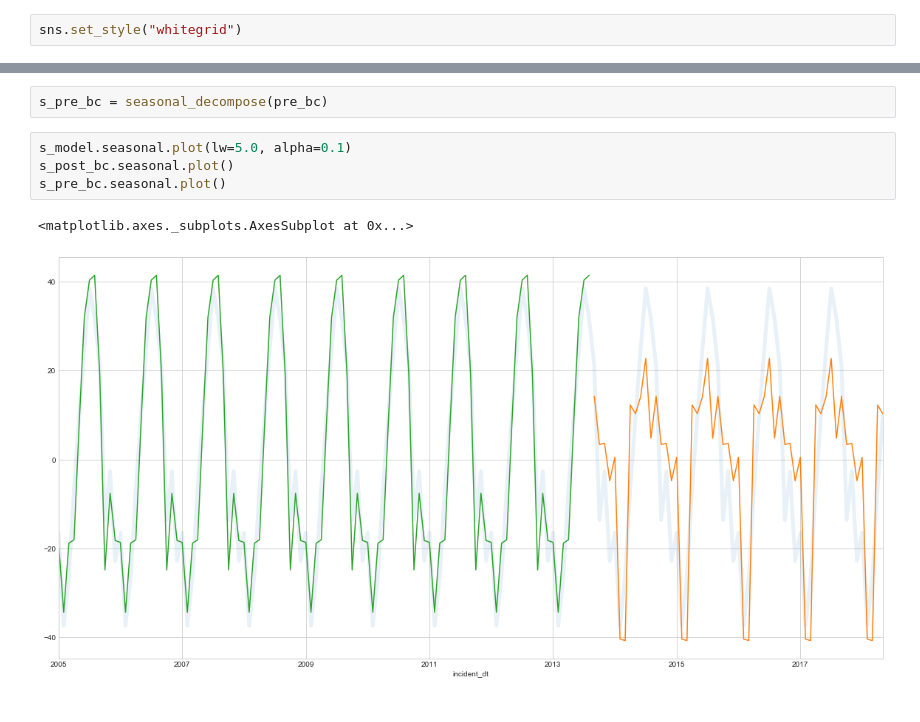
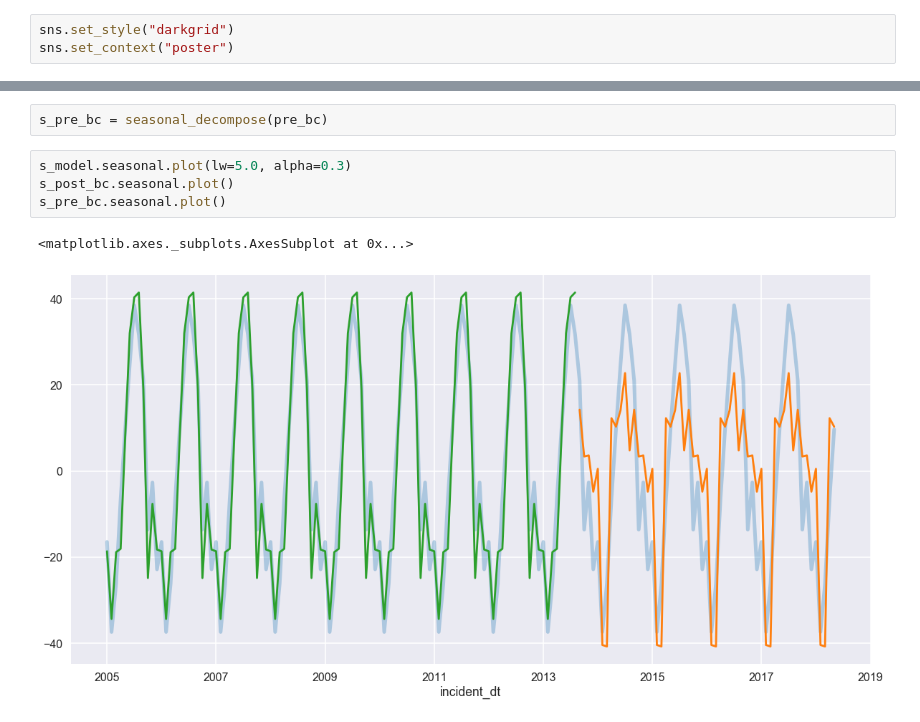
Before and after one commit to lotusflyer/ash_pub_safety, a Jupyter notebook: seasonal_effects.ipynb, the cells around one changed output, grey strips where cells are left out. Cells and saved outputs as stored; diff of their text form.

```diff
--- a/seasonal_effects.ipynb
+++ b/seasonal_effects.ipynb
@@ -14,7 +16,8 @@ import datetime as datetime
 # %%
 import seaborn as sns
-# %%
-sns.set_style("whitegrid")
+# %%
+sns.set_style("darkgrid")
+sns.set_context("poster")
 # %%
 %matplotlib inline
 plt.rcParams['figure.figsize'] = (20.0, 10.0)
@@ -249,9 +252,9 @@ Warnings:
 # %%
 s_pre_bc = seasonal_decompose(pre_bc)
 # %%
-s_model.seasonal.plot(lw=5.0, alpha=0.1)
+s_model.seasonal.plot(lw=5.0, alpha=0.3)
 s_post_bc.seasonal.plot()
 s_pre_bc.seasonal.plot()
 # %% [output]
 <matplotlib.axes._subplots.AxesSubplot at 0x...>
-[figure, old version]
+[figure, new version]
```
Also changed, not shown: parts of 17 cells of this notebook, 5 other files.
